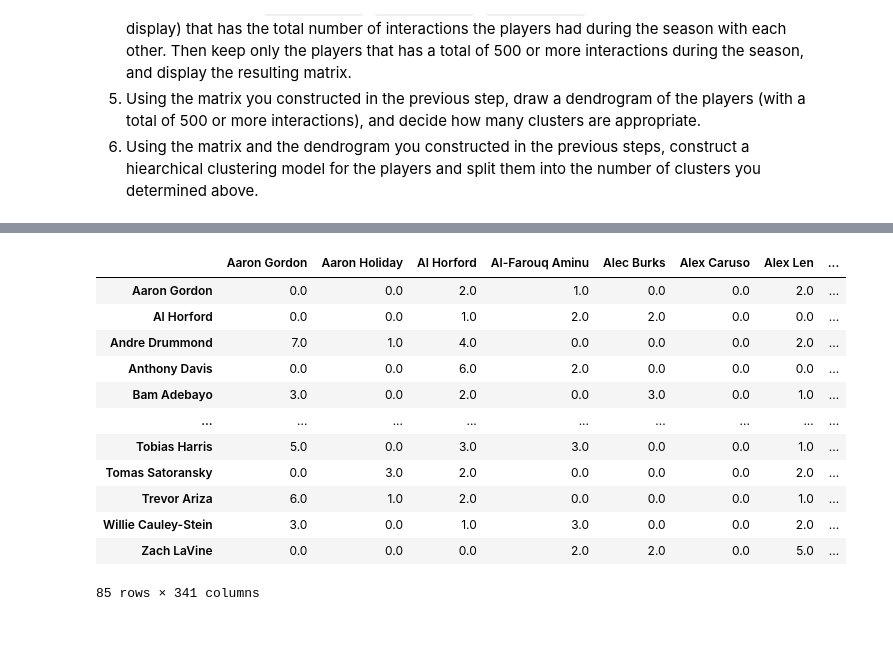
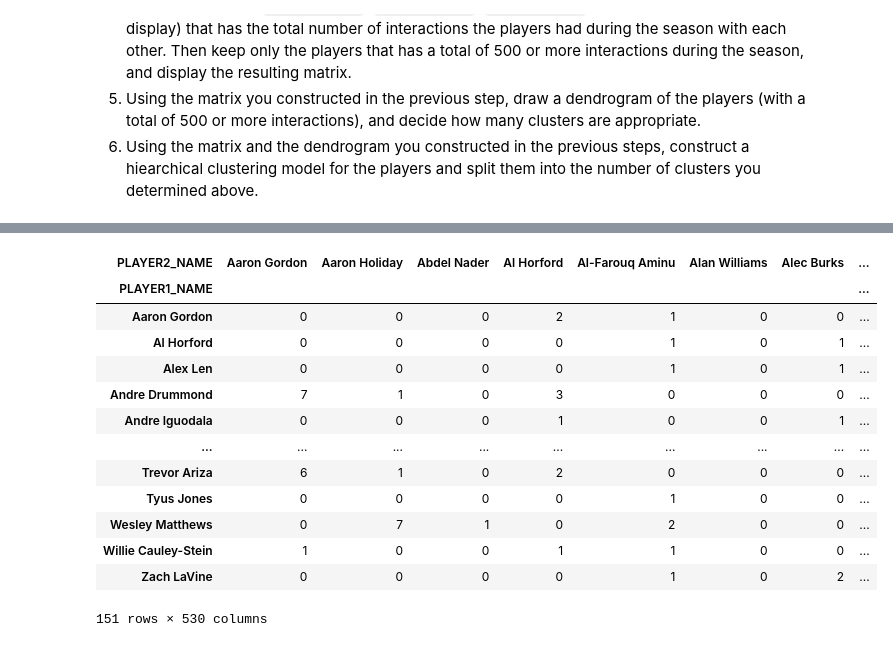
Before and after one commit to kayabo19/MAT388E, a Jupyter notebook: HW3.ipynb, the cells around one changed output, grey strips where cells are left out. Cells and saved outputs as stored; diff of their text form; code cells hidden in the pictures.

```diff
--- a/HW3.ipynb
+++ b/HW3.ipynb
@@ -147,40 +147,41 @@ den = hc.dendrogram(hc.linkage(x, method='ward'), orientation='right',labels=y0)
 # %%
 nba1=NBA[["PLAYER1_NAME","PLAYER2_NAME","PLAYER3_NAME"]]
 p1=nba1["PLAYER1_NAME"]
 p2=nba1["PLAYER2_NAME"]
 p3=nba1["PLAYER3_NAME"]
 d=pd.DataFrame()
 d["Player_1"]=p1
 d["Player_2"]=p2
 d["Player_3"]=p3
 
 
-d1=pd.crosstab(d.Player_1,d.Player_3)
-d2=pd.crosstab(d.Player_2,d.Player_3)
-d3=pd.crosstab(d.Player_1,d.Player_2)
+d1=pd.crosstab(NBA.PLAYER1_NAME,NBA.PLAYER2_NAME)
+d2=pd.crosstab(NBA.PLAYER1_NAME,NBA.PLAYER3_NAME)
+d3=pd.crosstab(NBA.PLAYER2_NAME,NBA.PLAYER3_NAME)
 
-matrix=d1+d2+d3
+matrix=d1
 
 matrix2=matrix[matrix.iloc[0:523].sum()>=500]
 
 matrix2=matrix2.dropna(axis=1,how='all')
 matrix2=matrix2.dropna(axis=0,how='all')
 
 matrix2
 # %% [output]
-|  | Aaron Gordon | Aaron Holiday | Al Horford | Al-Farouq Aminu | Alec Burks | Alex Caruso | Alex Len | ... |
-| Aaron Gordon | 0.0 | 0.0 | 2.0 | 1.0 | 0.0 | 0.0 | 2.0 | ... |
-| Al Horford | 0.0 | 0.0 | 1.0 | 2.0 | 2.0 | 0.0 | 0.0 | ... |
-| Andre Drummond | 7.0 | 1.0 | 4.0 | 0.0 | 0.0 | 0.0 | 2.0 | ... |
-| Anthony Davis | 0.0 | 0.0 | 6.0 | 2.0 | 0.0 | 0.0 | 0.0 | ... |
-| Bam Adebayo | 3.0 | 0.0 | 2.0 | 0.0 | 3.0 | 0.0 | 1.0 | ... |
+| PLAYER2_NAME | Aaron Gordon | Aaron Holiday | Abdel Nader | Al Horford | Al-Farouq Aminu | Alan Williams | Alec Burks | ... |
+| PLAYER1_NAME |  |  |  |  |  |  |  | ... |
+| Aaron Gordon | 0 | 0 | 0 | 2 | 1 | 0 | 0 | ... |
+| Al Horford | 0 | 0 | 0 | 0 | 1 | 0 | 1 | ... |
+| Alex Len | 0 | 0 | 0 | 0 | 1 | 0 | 1 | ... |
+| Andre Drummond | 7 | 1 | 0 | 3 | 0 | 0 | 0 | ... |
+| Andre Iguodala | 0 | 0 | 0 | 1 | 0 | 0 | 1 | ... |
 | ... | ... | ... | ... | ... | ... | ... | ... | ... |
-| Tobias Harris | 5.0 | 0.0 | 3.0 | 3.0 | 0.0 | 0.0 | 1.0 | ... |
-| Tomas Satoransky | 0.0 | 3.0 | 2.0 | 0.0 | 0.0 | 0.0 | 2.0 | ... |
-| Trevor Ariza | 6.0 | 1.0 | 2.0 | 0.0 | 0.0 | 0.0 | 1.0 | ... |
-| Willie Cauley-Stein | 3.0 | 0.0 | 1.0 | 3.0 | 0.0 | 0.0 | 2.0 | ... |
-| Zach LaVine | 0.0 | 0.0 | 0.0 | 2.0 | 2.0 | 0.0 | 5.0 | ... |
+| Trevor Ariza | 6 | 1 | 0 | 2 | 0 | 0 | 0 | ... |
+| Tyus Jones | 0 | 0 | 0 | 0 | 1 | 0 | 0 | ... |
+| Wesley Matthews | 0 | 7 | 1 | 0 | 2 | 0 | 0 | ... |
+| Willie Cauley-Stein | 1 | 0 | 0 | 1 | 1 | 0 | 0 | ... |
+| Zach LaVine | 0 | 0 | 0 | 0 | 1 | 0 | 2 | ... |
-85 rows × 341 columns
+151 rows × 530 columns
 # %%
 y2=matrix2.index.tolist
 y2=y2()
```
Also changed, not shown: parts of 5 cells of this notebook.
